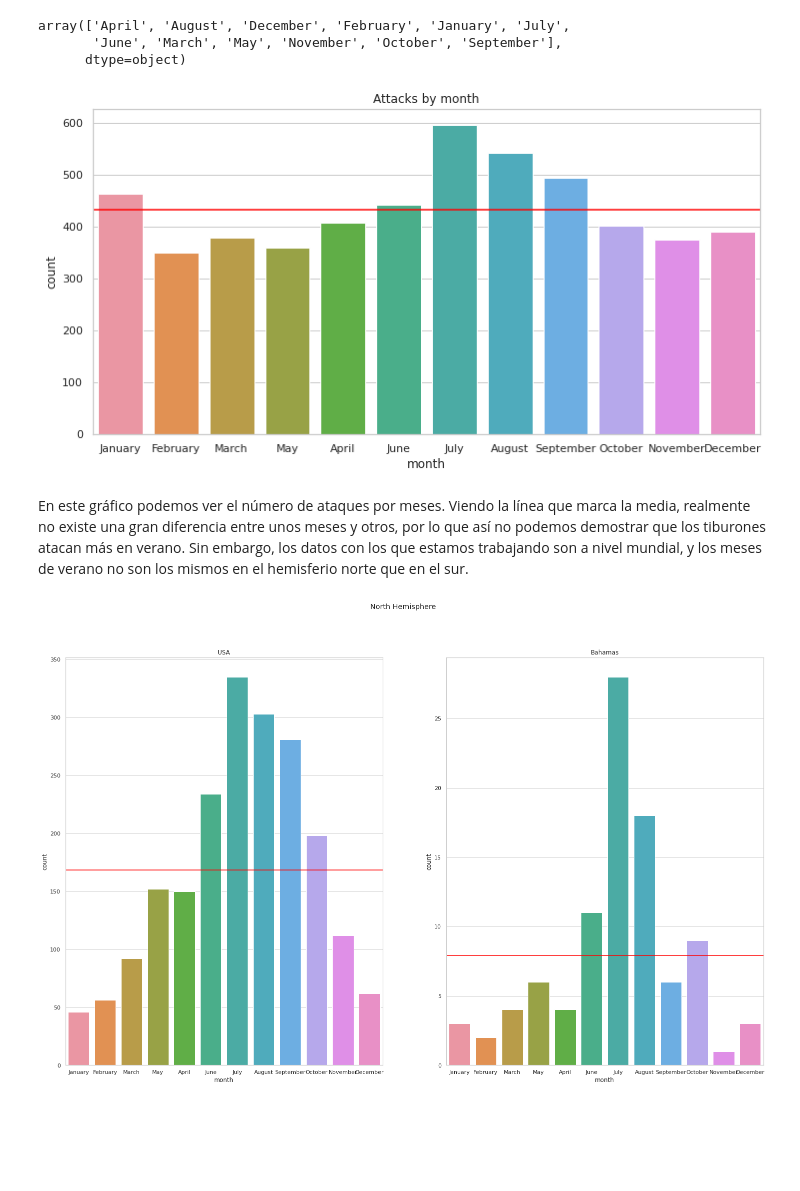
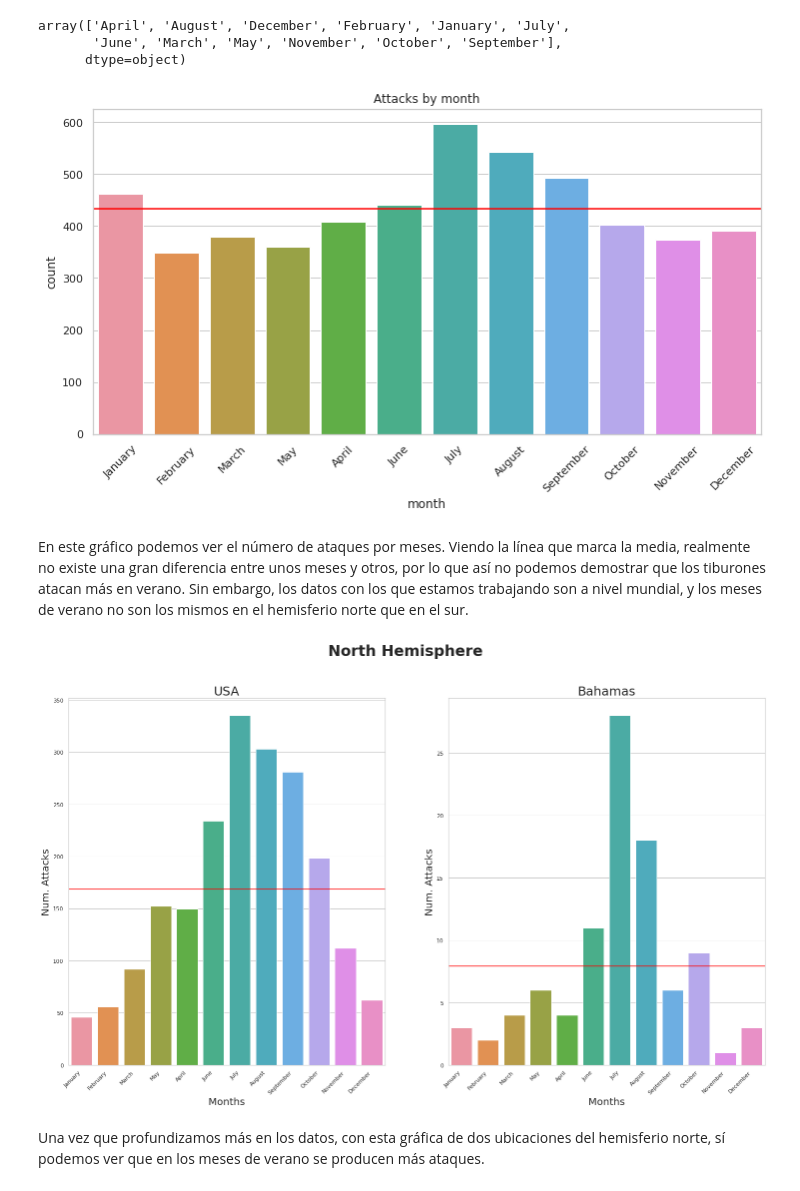
Before and after one commit to ce-valle/pandas_project, a Jupyter notebook: analysis.ipynb, the cells around one changed output. Saved outputs shown, nothing was run; the diff lists cells and outputs as text; code cells hidden in the pictures; blank space fills up the shorter version.

```diff
--- a/analysis.ipynb
+++ b/analysis.ipynb
@@ -51,10 +52,12 @@ array(['April', 'August', 'December', 'February', 'January', 'July',
 # %%
 month_lst = ["January", "February", "March", "May", "April", "June", "July", "August", "September", "October", "November", "December"]
 graf = sns.countplot(x = "month", data = attacks_hp, order = month_lst)
 graf.axhline(y=attacks_hp.month.value_counts().mean(), c="red", label="mean")
-plt.title("Attacks by month");
+plt.title("Attacks by month")
+plt.xticks(rotation=45);
+graf.figure.savefig("Figures/Attacks_month.jpg")
 # %% [output]
-[figure, old version]
+[figure, new version]
 # %% [markdown]
 En este gráfico podemos ver el número de ataques por meses. Viendo la línea que marca la media, realmente no existe una gran diferencia entre unos meses y otros, por lo que así no podemos demostrar que los tiburones atacan más en verano. Sin embargo, los datos con los que estamos trabajando son a nivel mundial, y los meses de verano no son los mismos en el hemisferio norte que en el sur.
 # %%
@@ -65,14 +72,21 @@ bahamas = attacks_hp[attacks_hp["country"] == "bahamas"]
 # %%
 sub_plot1 = figura, eje = plt.subplots(nrows=1, ncols=2, figsize=(25,15))
-figura.suptitle('North Hemisphere')
-eje[0].set_title('USA')
-eje[1].set_title('Bahamas')
+figura.suptitle('North Hemisphere', fontsize = 30, fontweight="bold")
+eje[0].set_title('USA',fontsize = 25)
+eje[1].set_title('Bahamas',fontsize = 25)
 usa_plot = sns.countplot(x = "month", data = usa, order = month_lst, ax=eje[0])
 usa_plot.axhline(y=usa.month.value_counts().mean(), c="red", label="mean")
-#plt.title("Attacks by month")
+usa_plot.set_xlabel("Months", fontsize = 20)
+usa_plot.set_ylabel("Num. Attacks", fontsize = 20)
 bahamas_plot = sns.countplot(x = "month", data = bahamas, order = month_lst, ax=eje[1])
-bahamas_plot.axhline(y=bahamas.month.value_counts().mean(), c="red", label="mean");
+bahamas_plot.axhline(y=bahamas.month.value_counts().mean(), c="red", label="mean")
+bahamas_plot.set_xlabel("Months", fontsize = 20)
+bahamas_plot.set_ylabel("Num. Attacks", fontsize = 20)
+figura.autofmt_xdate(rotation=45);
+figura.savefig("Figures/North_Hemisphere.jpg")
 # %% [output]
-[figure, old version]
+[figure, new version]
+# %% [markdown]
+Una vez que profundizamos más en los datos, con esta gráfica de dos ubicaciones del hemisferio norte, sí podemos ver que en los meses de verano se producen más ataques.
 # %%
 figura, eje = plt.subplots(nrows=1, ncols=2, figsize=(25,15))
```
Also changed, not shown: parts of 11 cells of this notebook, 10 other files.
